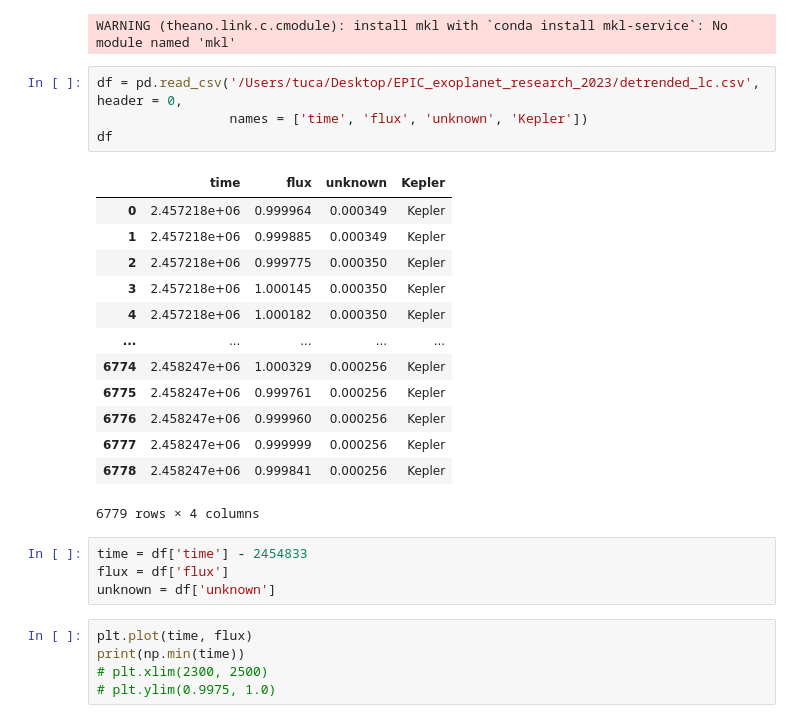
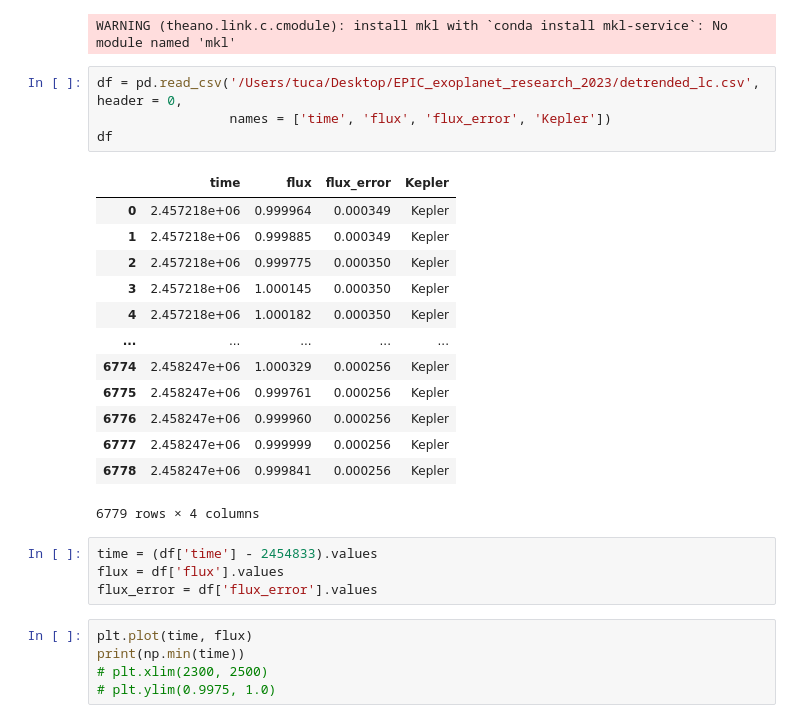
Before and after one commit to angelis21/epic-exo, a Jupyter notebook: fitting_a_detrended_lightcurve.ipynb, the cells around one changed output. Saved outputs shown, nothing was run; the diff lists cells and outputs as text.

```diff
--- a/fitting_a_detrended_lightcurve.ipynb
+++ b/fitting_a_detrended_lightcurve.ipynb
@@ -10,10 +10,10 @@ import pandas as pd
 WARNING (theano.link.c.cmodule): install mkl with `conda install mkl-service`: No module named 'mkl'
 # %%
 df = pd.read_csv('/Users/tuca/Desktop/EPIC_exoplanet_research_2023/detrended_lc.csv', header = 0,
-                 names = ['time', 'flux', 'unknown', 'Kepler'])
+                 names = ['time', 'flux', 'flux_error', 'Kepler'])
 df
 # %% [output]
-|  | time | flux | unknown | Kepler |
+|  | time | flux | flux_error | Kepler |
 | 0 | 2.457218e+06 | 0.999964 | 0.000349 | Kepler |
 | 1 | 2.457218e+06 | 0.999885 | 0.000349 | Kepler |
 | 2 | 2.457218e+06 | 0.999775 | 0.000350 | Kepler |
@@ -27,9 +27,9 @@ df
 | 6778 | 2.458247e+06 | 0.999841 | 0.000256 | Kepler |
 6779 rows × 4 columns
 # %%
-time = df['time'] - 2454833
-flux = df['flux']
-unknown = df['unknown']
+time = (df['time'] - 2454833).values
+flux = df['flux'].values
+flux_error = df['flux_error'].values
 # %%
 plt.plot(time, flux)
 print(np.min(time))
```
Also changed, not shown: parts of 10 cells of this notebook.
